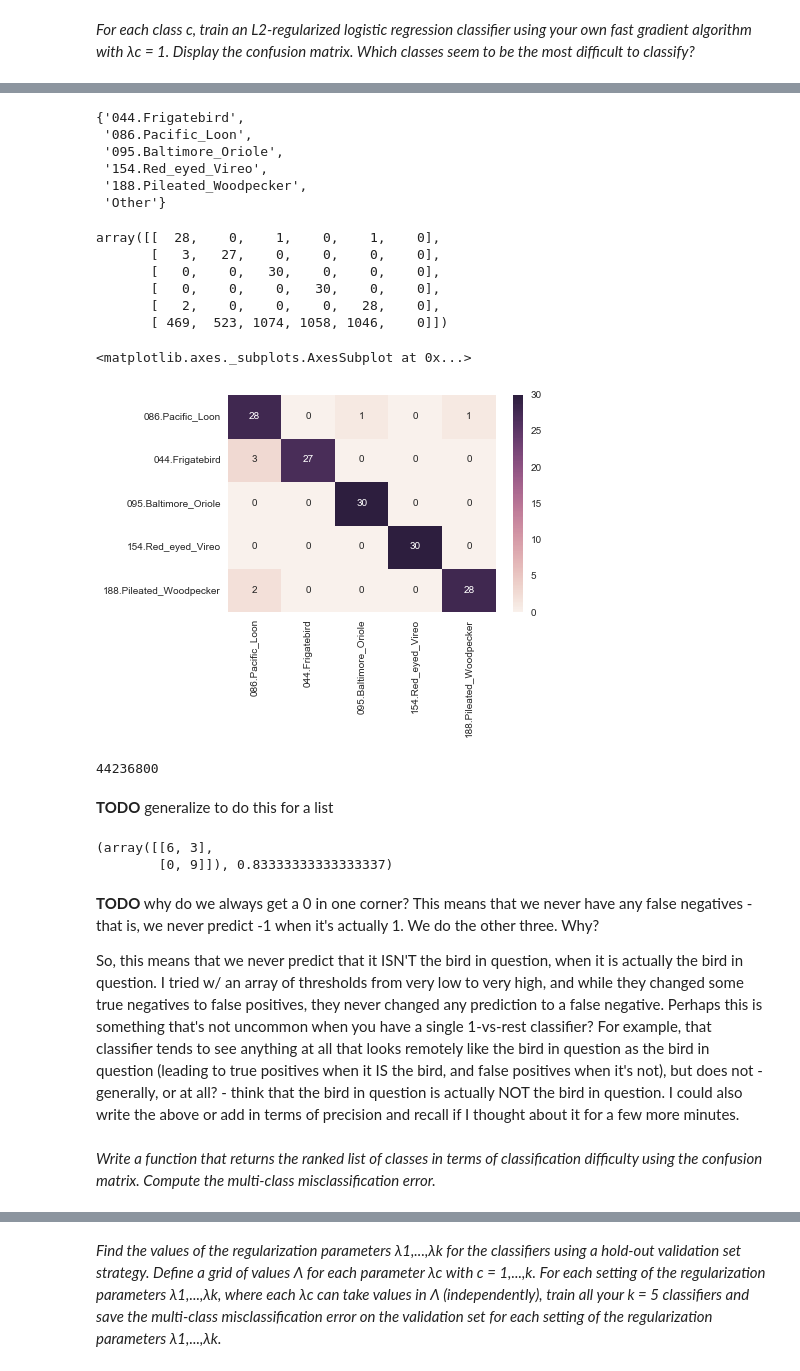
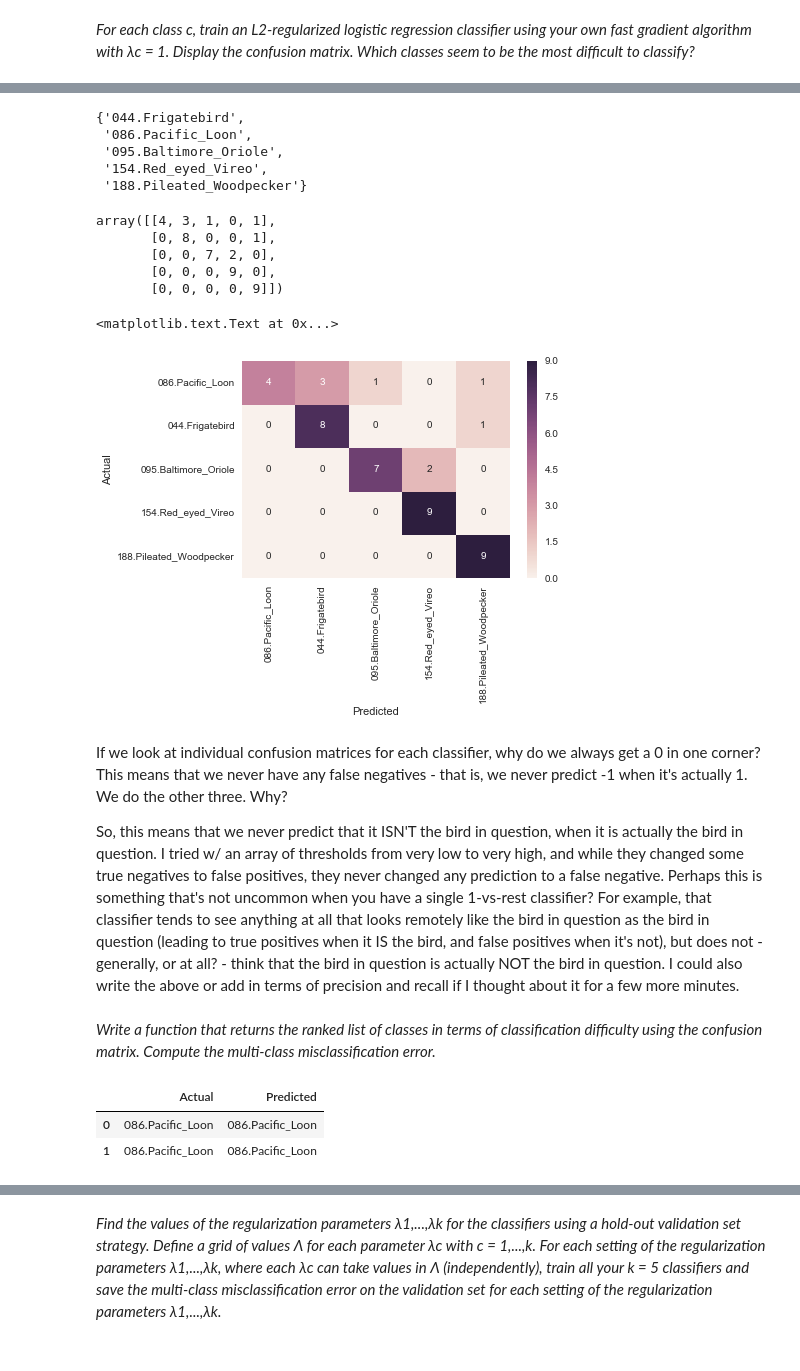
Before and after one commit to aenfield/Data558, a Jupyter notebook: Kaggle/HWExerciseExploratory.ipynb, the cells around one changed output, grey strips where cells are left out. Drawn from its saved outputs; the diff is of its cells as text; code cells hidden in the pictures.

```diff
--- a/Kaggle/HWExerciseExploratory.ipynb
+++ b/Kaggle/HWExerciseExploratory.ipynb
@@ -448,0 +359,3 @@ classifiers.shape
+# %%
+X_test = np.concatenate([test_set for _, test_set, _ in classifiers_and_test_data])
+X_test.shape
@@ -448,0 +364,3 @@ classifiers.shape
+# %%
+labels_test = np.concatenate([train_set for _, _, train_set in classifiers_and_test_data])
+labels_test.shape, labels_test[:3]
@@ -449,4 +370,4 @@ classifiers.shape
 # %%
-predictions_by_classifier = classifiers.dot(X_scaled.T).T
+predictions_by_classifier = classifiers.dot(X_test.T).T
 predictions_by_classifier.shape
 # %% [output]
@@ -466,42 +410,39 @@ array(['044.Frigatebird', '044.Frigatebird', '044.Frigatebird'],
 # %%
-labels_train_six_classes = [label if label in classifier_labels else 'Other' for label in labels_train]
-set(labels_train_six_classes)
+# labels_train_six_classes = [label if label in classifier_labels else 'Other' for label in labels_test]
+# set(labels_train_six_classes)
 # %% [output]
 {'044.Frigatebird',
  '086.Pacific_Loon',
  '095.Baltimore_Oriole',
  '154.Red_eyed_Vireo',
- '188.Pileated_Woodpecker',
- 'Other'}
+ '188.Pileated_Woodpecker'}
 # %%
-cm = confusion_matrix(labels_train_six_classes, predicted_labels)
+cm = confusion_matrix(labels_test, predicted_labels)
 cm
 # %% [output]
-array([[  28,    0,    1,    0,    1,    0],
-       [   3,   27,    0,    0,    0,    0],
-       [   0,    0,   30,    0,    0,    0],
-       [   0,    0,    0,   30,    0,    0],
-       [   2,    0,    0,    0,   28,    0],
-       [ 469,  523, 1074, 1058, 1046,    0]])
+array([[4, 3, 1, 0, 1],
+       [0, 8, 0, 0, 1],
+       [0, 0, 7, 2, 0],
+       [0, 0, 0, 9, 0],
+       [0, 0, 0, 0, 9]])
 # %%
-sns.heatmap(cm[:5,:5], annot=True, xticklabels=classifier_labels, yticklabels=classifier_labels)
+ax = sns.heatmap(cm, annot=True, xticklabels=classifier_labels, yticklabels=classifier_labels)
+ax.set_xlabel('Predicted')
+ax.set_ylabel('Actual')
 # %% [output]
-<matplotlib.axes._subplots.AxesSubplot at 0x...>
+<matplotlib.text.Text at 0x...>
-[figure, old version]
+[figure, new version]
-# %%
-4320*5*2048
-# %% [output]
-44236800
-# %% [markdown]
-**TODO** generalize to do this for a list
-# %%
-get_confusion_matrix_for_label('086.Pacific_Loon', X_scaled, labels_train)
-# %% [output]
-(array([[6, 3],
-        [0, 9]]), 0.83333333333333337)
 # %% [markdown]
-**TODO** why do we always get a 0 in one corner? This means that we never have any false negatives - that is, we never predict -1 when it's actually 1. We do the other three. Why?
+If we look at individual confusion matrices for each classifier, why do we always get a 0 in one corner? This means that we never have any false negatives - that is, we never predict -1 when it's actually 1. We do the other three. Why?
 
 So, this means that we never predict that it ISN'T the bird in question, when it is actually the bird in question. I tried w/ an array of thresholds from very low to very high, and while they changed some true negatives to false positives, they never changed any prediction to a false negative. Perhaps this is something that's not uncommon when you have a single 1-vs-rest classifier? For example, that classifier tends to see anything at all that looks remotely like the bird in question as the bird in question (leading to true positives when it IS the bird, and false positives when it's not), but does not - generally, or at all? - think that the bird in question is actually NOT the bird in question. I could also write the above or add in terms of precision and recall if I thought about it for a few more minutes.
 # %% [markdown]
 _Write a function that returns the ranked list of classes in terms of classiﬁcation diﬃculty using the confusion matrix. Compute the multi-class misclassiﬁcation error._
+# %%
+test_results_df = pd.DataFrame({'Actual': labels_train_six_classes,
+                                'Predicted': predicted_labels})
+test_results_df[:2]
+# %% [output]
+|  | Actual | Predicted |
+| 0 | 086.Pacific_Loon | 086.Pacific_Loon |
+| 1 | 086.Pacific_Loon | 086.Pacific_Loon |
```
Also changed, not shown: parts of 56 cells of this notebook, 2 other files.
